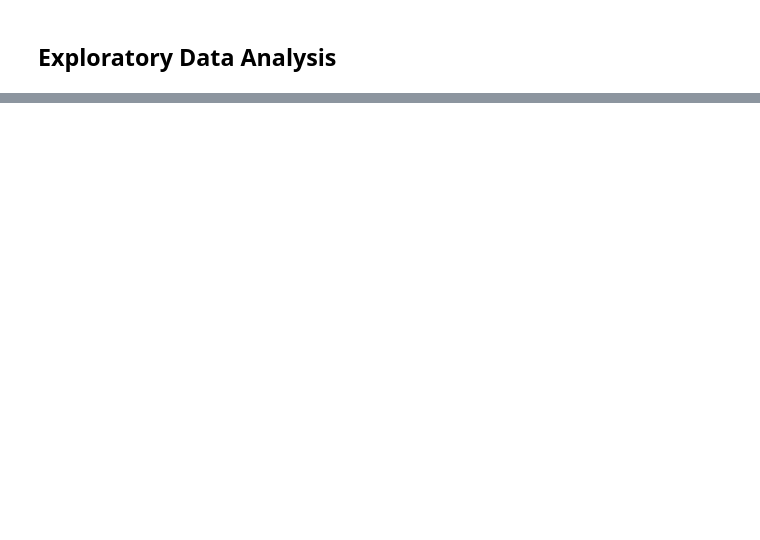
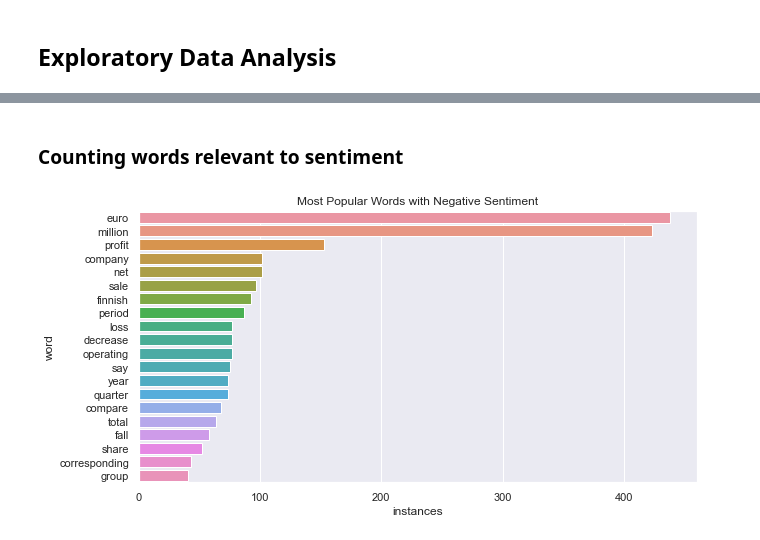
Before and after one commit to arnodunstatter/COSC4337-project, a Jupyter notebook: Financial_Sentiment_Analysis_Project.ipynb, the cells around one changed output, grey strips where cells are left out. Saved outputs shown, nothing was run; the diff lists cells and outputs as text; code cells hidden in the pictures; blank space fills up the shorter version.

```diff
--- a/Financial_Sentiment_Analysis_Project.ipynb
+++ b/Financial_Sentiment_Analysis_Project.ipynb
@@ -476,0 +562,42 @@ data_dtm.head(10)
+# %% [markdown]
+### Counting words relevant to sentiment
+# %%
+#Ethan
+#Removed words used just for EDA and analysis of word count
+removed_words = ["EUR","eur",":","(",")",",","$","-","Oyj","oyj","mn","mln","In","%","m",".",'"',"'"]
+
+cleaned_counted_words = pd.DataFrame(data)
+cleaned_counted_words['headline'] = cleaned_counted_words['headline'].apply(lambda x: ' '.join([word for word in x.split() if (word not in removed_words and not any(map(str.isdigit, word)))]))
+
+
+#separating into three dataframes based on sentiment
+clean_count_negative = cleaned_counted_words[cleaned_counted_words["sentiment"] == -1]
+clean_count_positive = cleaned_counted_words[cleaned_counted_words["sentiment"] == 1]
+clean_count_neutral = cleaned_counted_words[cleaned_counted_words["sentiment"] == 0]
+# %%
+#Ethan
+#counts most common words present in each dataset
+from collections import Counter
+count_words_negative = Counter(" ".join(clean_count_negative["headline"]).split()).most_common(20)
+count_words_positive = Counter(" ".join(clean_count_positive["headline"]).split()).most_common(20)
+count_words_neutral = Counter(" ".join(clean_count_neutral["headline"]).split()).most_common(20)
+
+#Renames columns
+counted_negative_df = pd.DataFrame.from_dict(count_words_negative)
+counted_negative_df.columns = ['word','instances']
+counted_positive_df = pd.DataFrame.from_dict(count_words_positive)
+counted_positive_df.columns = ['word','instances']
+counted_neutral_df = pd.DataFrame.from_dict(count_words_neutral)
+counted_neutral_df.columns = ['word','instances']
+# %%
+#Ethan
+#Opens newplots
+import matplotlib.pyplot as plt
+plt.close("all")
+#fig = plt.figure()
+#fig.patch.set_facecolor('white')
+
+#counted_negative_df.plot(kind = 'barh',x='word', y='instances', title='Most Popular Words with Negative Sentiment')
+ax = sb.barplot(x = 'instances', y = 'word', data = counted_negative_df).set(title='Most Popular Words with Negative Sentiment')
+# %% [output]
+[figure, added]
```
Also changed, not shown: parts of 52 cells of this notebook.
